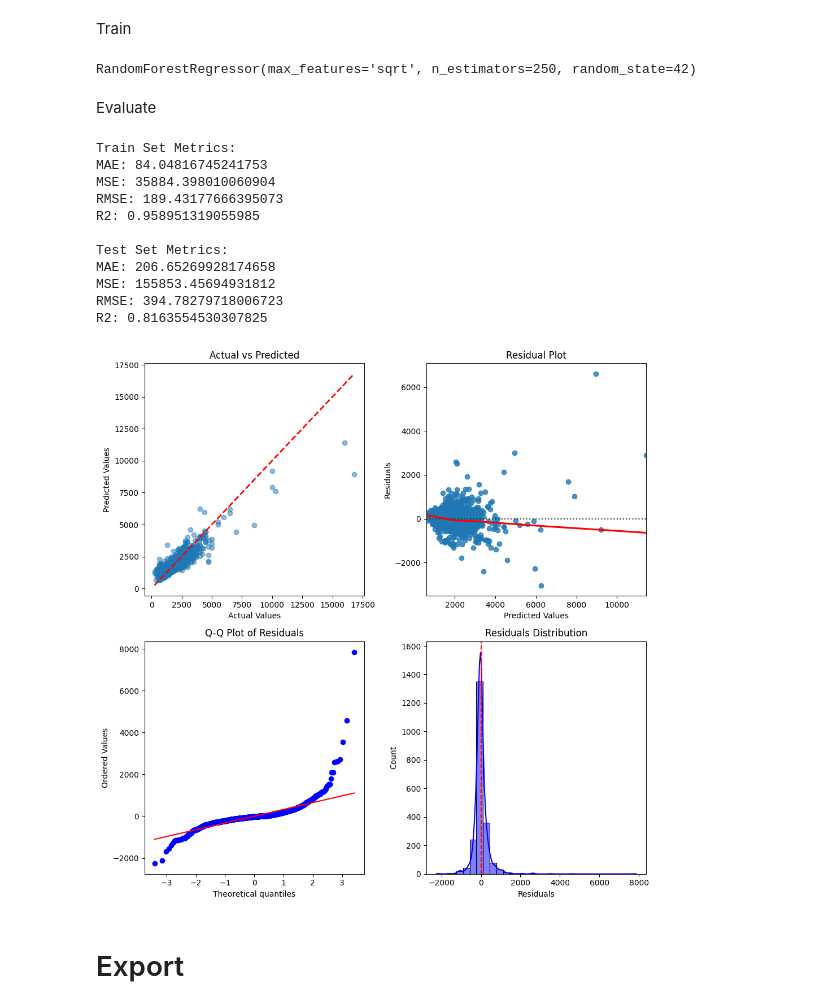
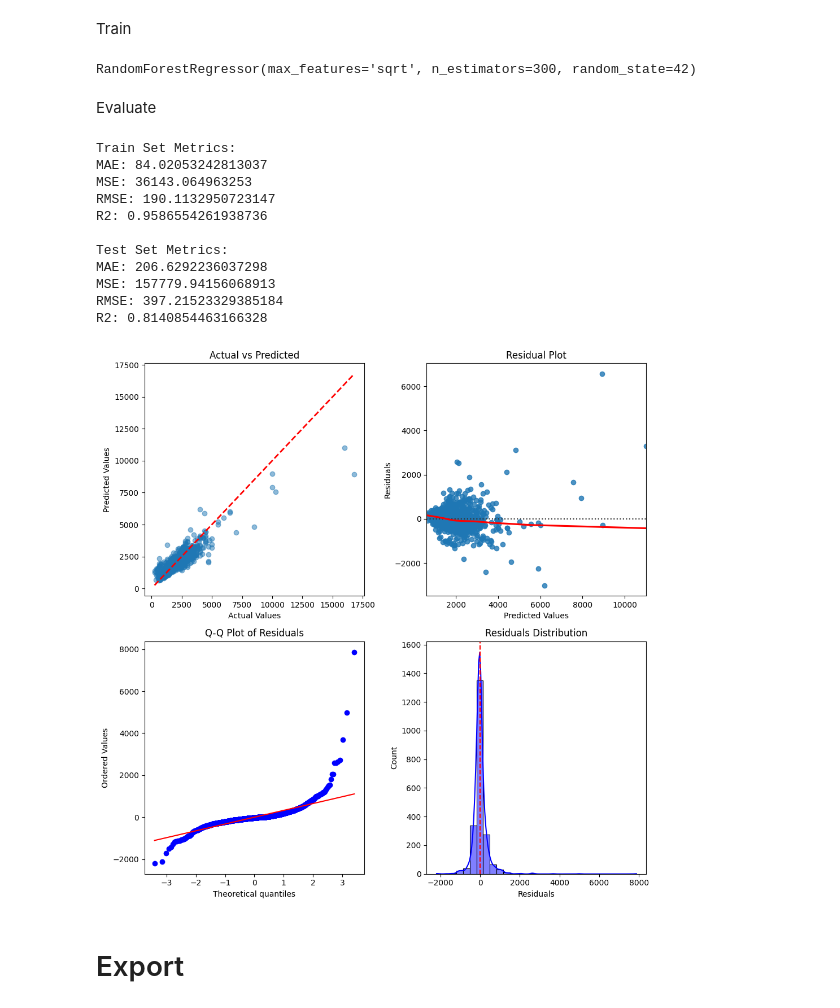
Before and after one commit to Vaneryn/6006cem-ml, a Jupyter notebook: notebooks/model_training.ipynb, the cells around one changed output. Saved outputs shown, nothing was run; the diff lists cells and outputs as text; code cells hidden in the pictures.

```diff
--- a/notebooks/model_training.ipynb
+++ b/notebooks/model_training.ipynb
@@ -1047,50 +1047,50 @@ Train
 rf_tree = RandomForestRegressor(
     criterion='squared_error',
     max_features='sqrt',
-    n_estimators=250,
+    n_estimators=300,
     random_state=RANDOM_STATE
 )
 
 # Train
 rf_tree.fit(X_train, y_train)
 # %% [output]
-RandomForestRegressor(max_features='sqrt', n_estimators=250, random_state=42)
+RandomForestRegressor(max_features='sqrt', n_estimators=300, random_state=42)
 # %% [markdown]
 Evaluate
 # %%
-y_train_pred = best_rf.predict(X_train)
-y_test_pred = best_rf.predict(X_test)
+y_train_pred = rf_tree.predict(X_train)
+y_test_pred = rf_tree.predict(X_test)
 
 # Metrics
 lr_mae, lr_mse, lr_rmse, lr_r2 = calculate_metrics(y_train, y_train_pred)
 print('Train Set Metrics:')
 print(f'MAE: {lr_mae}')
 print(f'MSE: {lr_mse}')
 print(f'RMSE: {lr_rmse}')
 print(f'R2: {lr_r2}')
 
 lr_mae, lr_mse, lr_rmse, lr_r2 = calculate_metrics(y_test, y_test_pred)
 print('\nTest Set Metrics:')
 print(f'MAE: {lr_mae}')
 print(f'MSE: {lr_mse}')
 print(f'RMSE: {lr_rmse}')
 print(f'R2: {lr_r2}')
 
 # Plots
 plot_graphs(y_test, y_test_pred)
 # %% [output]
 Train Set Metrics:
-MAE: 84.04816745241753
-MSE: 35884.398010060904
-RMSE: 189.43177666395073
-R2: 0.958951319055985
+MAE: 84.02053242813037
+MSE: 36143.064963253
+RMSE: 190.1132950723147
+R2: 0.9586554261938736
 
 Test Set Metrics:
-MAE: 206.65269928174658
-MSE: 155853.45694931812
-RMSE: 394.78279718006723
-R2: 0.8163554530307825
+MAE: 206.6292236037298
+MSE: 157779.94156068913
+RMSE: 397.21523329385184
+R2: 0.8140854463166328
-[figure, old version]
+[figure, new version]
 # %% [markdown]
 # Export
 # %%
```
